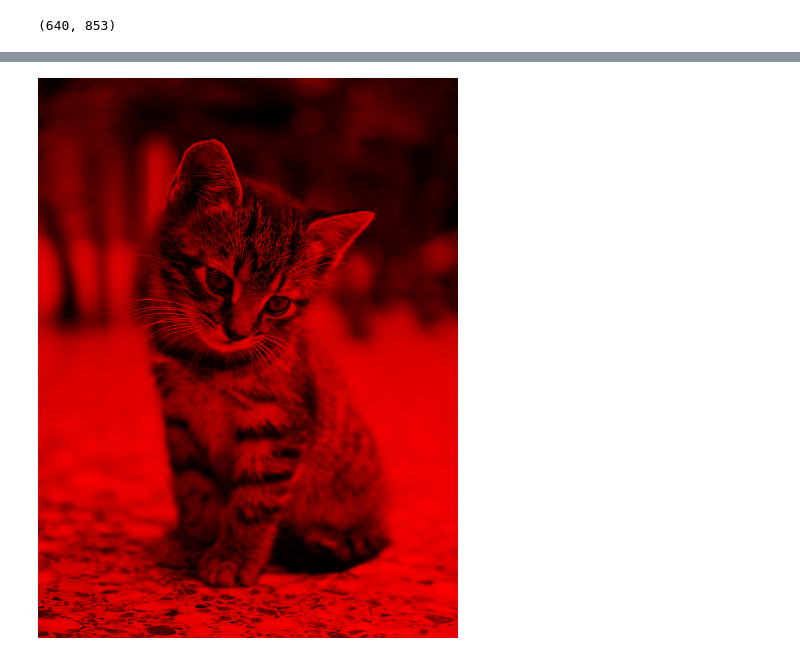
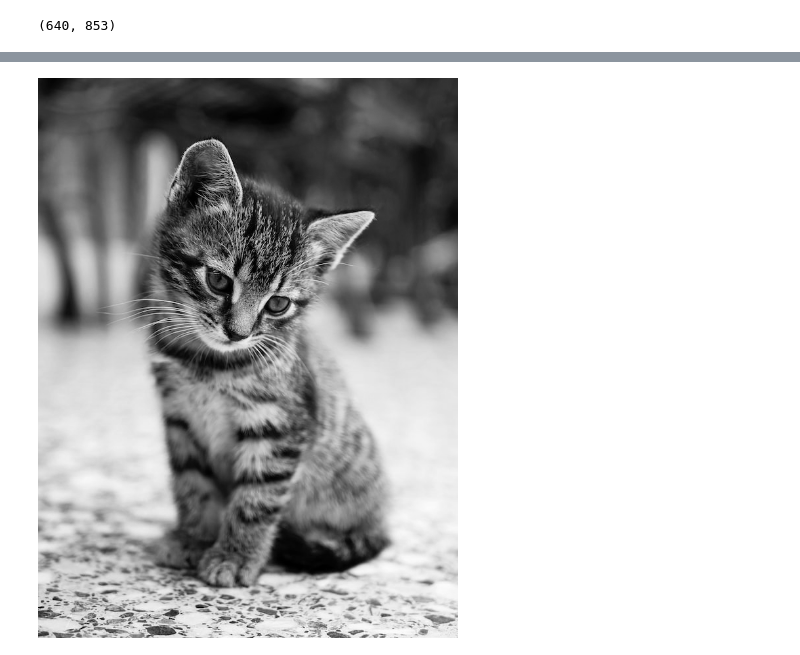
Before and after one commit to sidharthism/Python3, a Jupyter notebook: Graphics/image_processing.ipynb, the cells around one changed output, grey strips where cells are left out. Saved outputs shown, nothing was run; the diff lists cells and outputs as text; code cells hidden in the pictures.

Commit message:
Graphics - image processing, Updates, Objected oriented programming - classes

```diff
--- a/Graphics/image_processing.ipynb
+++ b/Graphics/image_processing.ipynb
@@ -54,0 +60,15 @@ def greyscale(triple):
+# %%
+def monochrome2(triple):
+    r, g, b = triple
+    weighted_sum_rgb =  r * 0.299 + g * 0.587 + b * 0.114
+    px = 0 if weighted_sum_rgb < 127 else 1
+    return px
+# %%
+j = Image.new("L", (i.width, i.height))
+for y in range(i.height):
+    for x in range(i.width):
+        old_px = i.getpixel((x, y))
+        new_px = average(old_px)
+        j.putpixel((x, y), new_px)
+
+j
@@ -54,0 +77,9 @@ def greyscale(triple):
+# %%
+k = Image.new("1", (i.width, i.height))
+for y in range(i.height):
+    for x in range(i.width):
+        old_px = i.getpixel((x, y))
+        new_px = monochrome(old_px)
+        k.putpixel((x, y), new_px)
+
+k
@@ -54,0 +88,10 @@ def greyscale(triple):
+# %%
+# RGB to monochrome method 2
+l = Image.new("1", (i.width, i.height))
+for y in range(i.height):
+    for x in range(i.width):
+        old_px = i.getpixel((x, y))
+        new_px = monochrome2(old_px)
+        l.putpixel((x, y), new_px)
+
+l
@@ -55,10 +100,11 @@ def greyscale(triple):
 # %%
+m = Image.new('L', (i.width, i.height))
 for y in range(i.height):
     for x in range(i.width):
         px = i.getpixel((x, y))
-        avg = average(px)
-        i.putpixel((x, y), avg)
+        g = greyscale(px)
+        m.putpixel((x, y), g)
 
-i
+m
 # %% [output]
-[figure, old version]
+[figure, new version]
```
Also changed, not shown: parts of 9 cells of this notebook, 1 other file.
